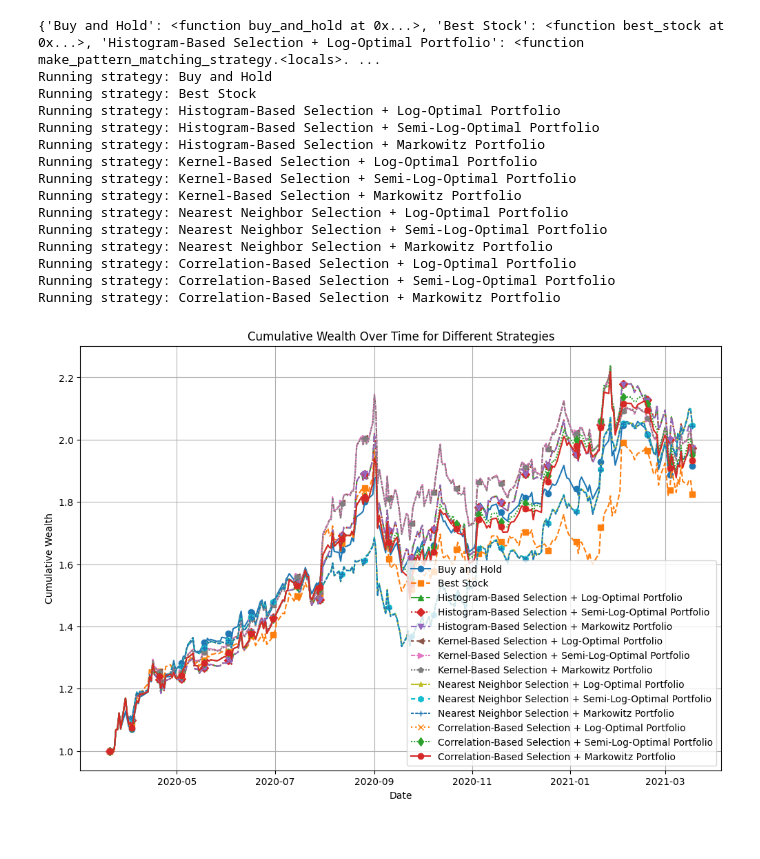
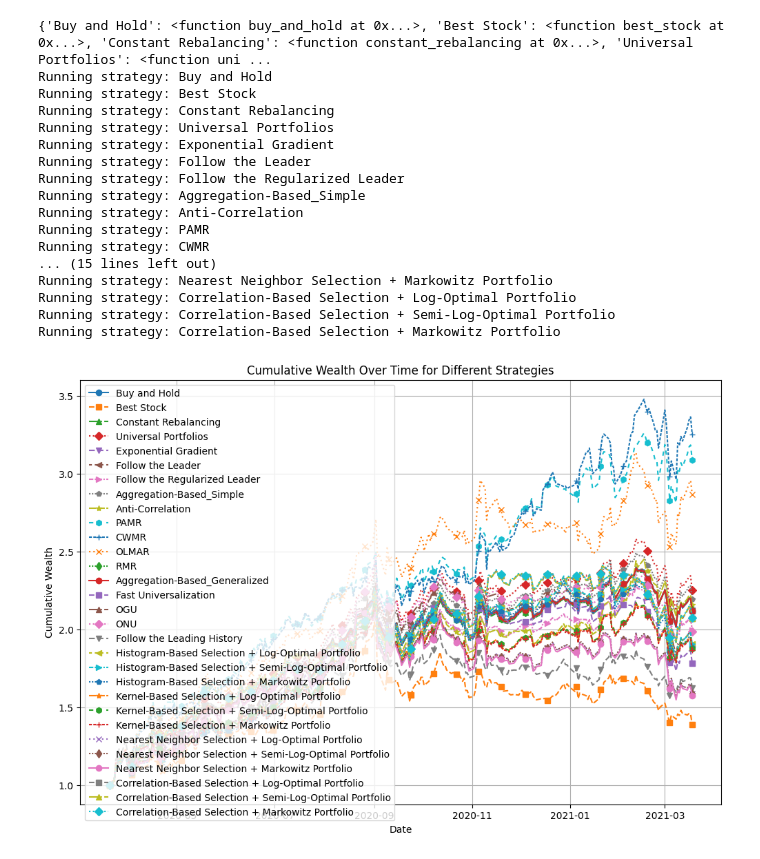
Before and after one commit to nglahani/Online-Quantitative-Trading-Strategies, a Jupyter notebook: Scripts/Main.ipynb, the cells around one changed output. Saved outputs shown, nothing was run; the diff lists cells and outputs as text; code cells hidden in the pictures.

Commit message:
Initial Pass of All Algorithms Finished

```diff
--- a/Scripts/Main.ipynb
+++ b/Scripts/Main.ipynb
@@ -824,8 +1264,8 @@ def calculate_exponential_growth_rate(Sn, n, S0=1):
     return (1 / n) * np.log(Sn / S0)
 # %%
 # INITIALIZATION
-folder_path = 'C:\\Users\\Niko\\Documents\\Trading_Data'
-tickers = ['aapl', 'msft', 'goog']  # List of tickers you want to process
+folder_path = "C:\\Users\\nlaha\\OneDrive\\Documents\\Personal\\Quant Research\\Trading Data\\"
+tickers = ['aapl', 'msft', 'nvda']  # List of tickers you want to process
 b = initialize_portfolio(len(tickers))
 
 # Calculate the relative price vectors for each stock
@@ -839,7 +1279,8 @@ current_methods = {
 }
 
 # PORTFOLIO STRATEGY HERE
-b_n = pattern_matching_portfolio_master(b, price_relative_vectors_array, methods = current_methods)
+#b_n = pattern_matching_portfolio_master(b, price_relative_vectors_array, methods = current_methods)
+b_n = follow_the_leading_history(b, price_relative_vectors_array)
 
 # Calculate final cumulative wealth after n periods
 Sn = calculate_cumulative_wealth(b_n, np.array(price_relative_vectors))
@@ -848,4 +1289,5 @@ Sn = calculate_cumulative_wealth(b_n, np.array(price_relative_vectors))
 Wn = calculate_exponential_growth_rate(Sn, len(price_relative_vectors))
 
 print(Sn)
+print(b_n)
 # %% [output]
@@ -890,18 +1348,23 @@ cumulative_wealth_dict = {}
 # List of strategies to run
 strategies = {
     'Buy and Hold': buy_and_hold,
-    'Best Stock': best_stock
-    #'Constant Rebalancing': constant_rebalancing,
-    #'Universal Portfolios': universal_portfolios,
-    #'Exponential Gradient': exponential_gradient,
-    #'Follow the Leader': follow_the_leader,
-    #'Follow the Regularized Leader': follow_the_regularized_leader,
-    #'Aggregation-Based': aggregation_based,
-    #'Anti-Correlation': anticor,
-    #'PAMR': pamr,
-    #'CWMR': cwmr,
-    #OLMAR': olmar,
-    #RMR': rmr,
+    'Best Stock': best_stock,
+    'Constant Rebalancing': constant_rebalancing,
+    'Universal Portfolios': universal_portfolios,
+    'Exponential Gradient': exponential_gradient,
+    'Follow the Leader': follow_the_leader,
+    'Follow the Regularized Leader': follow_the_regularized_leader,
+    'Aggregation-Based_Simple': aggregation_based_simple,
+    'Anti-Correlation': anticor,
+    'PAMR': pamr,
+    'CWMR': cwmr,
+    'OLMAR': olmar,
+    'RMR': rmr,
+    "Aggregation-Based_Generalized" : aggregation_algorithm_generalized,
+    "Fast Universalization" : fast_universalization,
+    "OGU": online_gradient_update_meta,
+    "ONU": online_newton_update_meta,
+    "Follow the Leading History": follow_the_leading_history
 }
 
 # Define all sample selection methods
@@ -976,40 +1439,42 @@ if len(markers) < num_strategies:
 
 # Plot cumulative wealth over time
 plt.figure(figsize=(12, 8))
 
 # Plot each strategy with line styles and markers
 for i, (strategy_name, cumulative_wealth) in enumerate(cumulative_wealth_dict.items()):
     plt.plot(
         dates,
         cumulative_wealth,
         label=strategy_name,
         linestyle=line_styles[i],
         marker=markers[i],
         markevery=10,      # Adjust marker frequency as needed
         markersize=6,      # Adjust marker size as needed
         linewidth=1.5
     )
 
 plt.title('Cumulative Wealth Over Time for Different Strategies')
 plt.xlabel('Date')
 plt.ylabel('Cumulative Wealth')
 plt.legend()
 plt.grid(True)
 plt.show()
 # %% [output]
-{'Buy and Hold': <function buy_and_hold at 0x...>, 'Best Stock': <function best_stock at 0x...>, 'Histogram-Based Selection + Log-Optimal Portfolio': <function make_pattern_matching_strategy.<locals>. ...
+{'Buy and Hold': <function buy_and_hold at 0x...>, 'Best Stock': <function best_stock at 0x...>, 'Constant Rebalancing': <function constant_rebalancing at 0x...>, 'Universal Portfolios': <function uni ...
 Running strategy: Buy and Hold
 Running strategy: Best Stock
-Running strategy: Histogram-Based Selection + Log-Optimal Portfolio
-Running strategy: Histogram-Based Selection + Semi-Log-Optimal Portfolio
-Running strategy: Histogram-Based Selection + Markowitz Portfolio
-Running strategy: Kernel-Based Selection + Log-Optimal Portfolio
-Running strategy: Kernel-Based Selection + Semi-Log-Optimal Portfolio
-Running strategy: Kernel-Based Selection + Markowitz Portfolio
-Running strategy: Nearest Neighbor Selection + Log-Optimal Portfolio
-Running strategy: Nearest Neighbor Selection + Semi-Log-Optimal Portfolio
+Running strategy: Constant Rebalancing
+Running strategy: Universal Portfolios
+Running strategy: Exponential Gradient
+Running strategy: Follow the Leader
+Running strategy: Follow the Regularized Leader
+Running strategy: Aggregation-Based_Simple
+Running strategy: Anti-Correlation
+Running strategy: PAMR
+Running strategy: CWMR
+... (15 lines left out)
 Running strategy: Nearest Neighbor Selection + Markowitz Portfolio
 Running strategy: Correlation-Based Selection + Log-Optimal Portfolio
 Running strategy: Correlation-Based Selection + Semi-Log-Optimal Portfolio
 Running strategy: Correlation-Based Selection + Markowitz Portfolio
-[figure, old version]
+[figure, new version]
```
Also changed, not shown: parts of 2 cells of this notebook.
